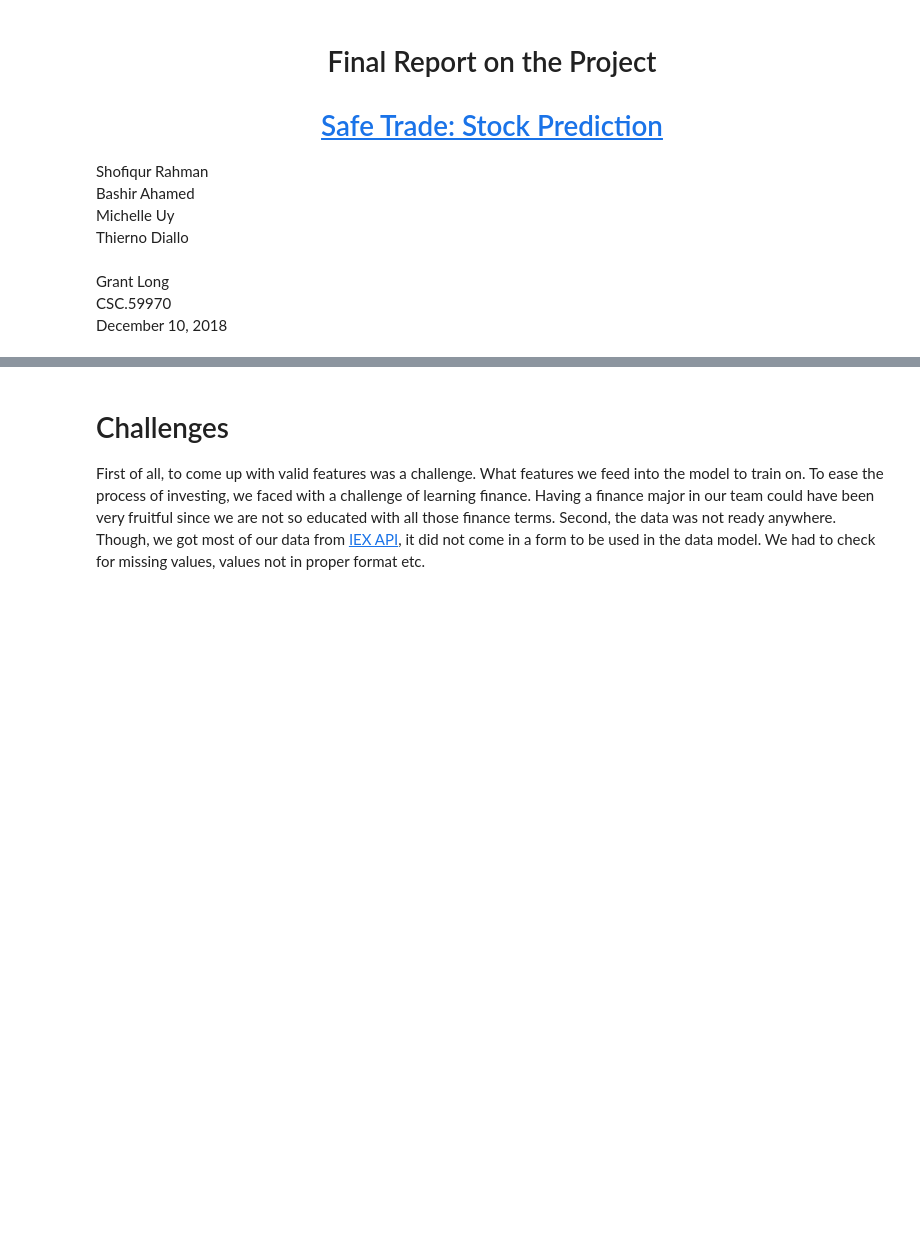
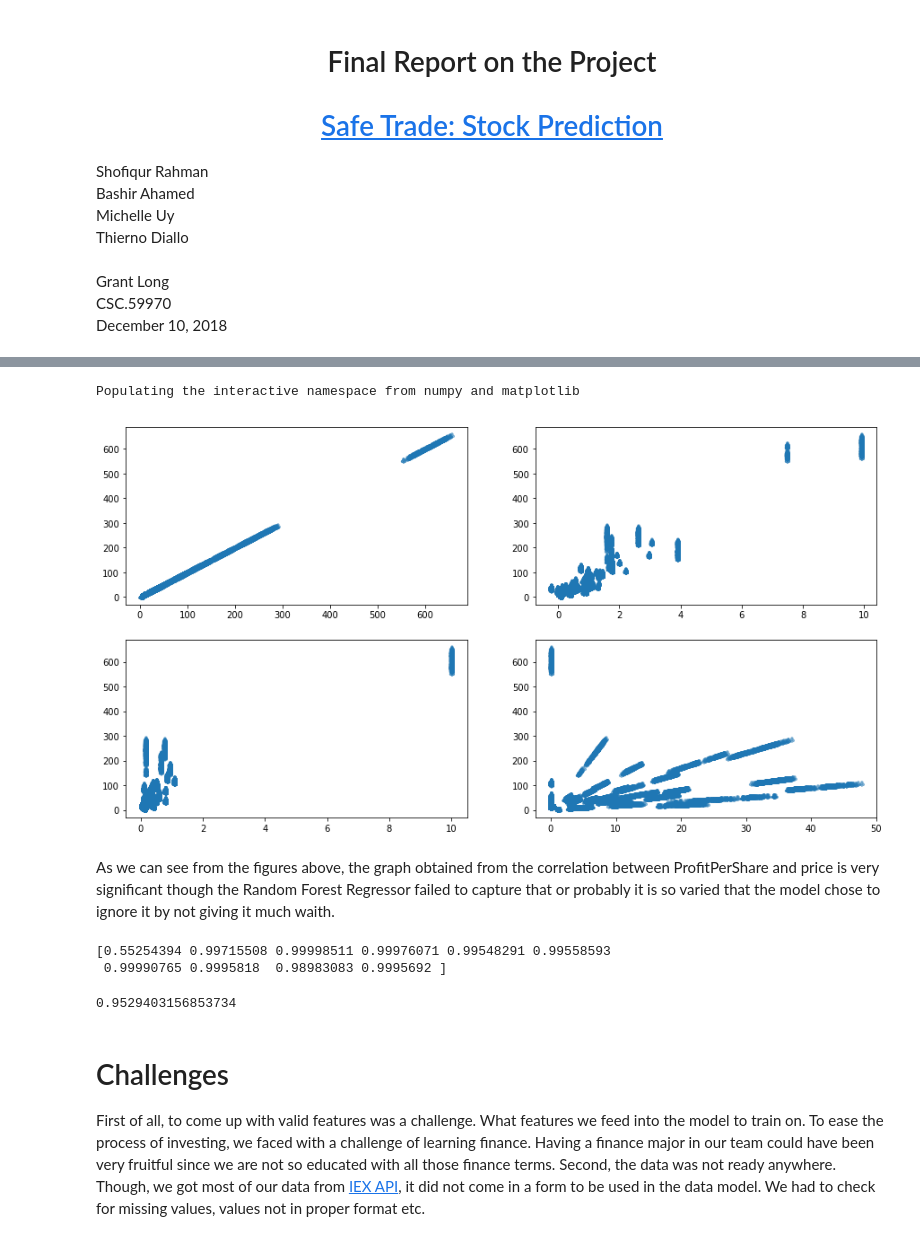
Before and after one commit to breindy/SafeTrade, a Jupyter notebook: PredictionModel/FinalReport.ipynb, the cells around one changed output, grey strips where cells are left out. Drawn from its saved outputs; the diff is of its cells as text; code cells hidden in the pictures; blank space fills up the shorter version.

```diff
--- a/PredictionModel/FinalReport.ipynb
+++ b/PredictionModel/FinalReport.ipynb
@@ -55,0 +53,11 @@ False
+# %%
+# Replacing infinite values with NaN and then
+# Cleaning out the null or nan values
+AllDF.replace([np.inf, -np.inf], np.nan)
+AllDF.dropna()
+# Dropping the 'NaN' rows that is read as string
+AllDF = AllDF[~AllDF['nasdaqIndex'].isin(['NaN'])]
+
+print(AllDF.shape)
+print(AllDF.isna().sum())
+AllDF.isnull().values.any()
@@ -55,0 +82,5 @@ False
+# %%
+### Taking only the desired company date
+df = AllDF.loc[AllDF['symbol'].isin(['AAL', 'AAPL', 'ATVI', 'BAC', 'BAM', 'CMCSA', 'CSCO', 'CVX', 'DAL', 'DCP', 'EARN', 'EBSB', 'F', 'FOXA', 'GBCI', 'HAYN', 'INTC', 'KCAP', 'JBLU', 'JNJ', 'JPM', 'LAND', 'MCD', 'MSFT', 'NVDA', 'OFC', 'PFE', 'QCOM', 'RAVN', 'RELL', 'SQM', 'SPR', 'T', 'TEVA', 'UNH', 'VZ', 'WFC', 'WMT', 'XOM', 'Y', 'YUM', 'ZEUS', 'ZBRA'])]
+#df = AllDF.loc[AllDF['symbol'].isin(['AAPL'])]
+df.shape
@@ -110,3 +196,37 @@ ValueError: Input contains NaN, infinity or a value too large for dtype('float32
+# %%
+# Visualizig correlation between stock price and pe
+# This will set all figures in the document (unless otherwise specified) to be of the size (15, 8)
+%pylab inline
+pylab.rcParams['figure.figsize'] = (15, 8)
+
+plt.subplot(2, 2, 1)
+plt.scatter(df.pe, df.price, alpha=0.5, marker=r'$\clubsuit$')
+
+plt.subplot(2, 2, 2)
+plt.scatter(df.eps, df.price, alpha=0.5, marker=r'$\clubsuit$')
+
+plt.subplot(2, 2, 3)
+plt.scatter(df.dividend, df.price, alpha=0.5, marker=r'$\clubsuit$')
+
+plt.subplot(2, 2, 4)
+plt.scatter(df.profitPerShare, df.price, alpha=0.5, marker=r'$\clubsuit$')
+
+plt.show()
+# %% [output]
+Populating the interactive namespace from numpy and matplotlib
+[figure, added]
+# %% [markdown]
+As we can see from the figures above, the graph obtained from the correlation between ProfitPerShare and price is very significant though the Random Forest Regressor failed to capture that or probably it is so varied that the model chose to ignore it by not giving it much waith.
+# %%
+### R-Squared for Linear Regression; to check the model performance statistically
+from sklearn.model_selection import cross_val_score
+cv_results = cross_val_score(rf, X, Y, cv=10)
+print(cv_results)
+np.mean(cv_results)
+# %% [output]
+[0.55254394 0.99715508 0.99998511 0.99976071 0.99548291 0.99558593
+ 0.99990765 0.9995818  0.98983083 0.9995692 ]
+0.9529403156853734
 # %% [markdown]
 # Challenges
 First of all, to come up with valid features was a challenge. What features we feed into the model to train on. To ease the process of investing, we faced with a challenge of learning finance. Having a finance major in our team could have been very fruitful since we are not so educated with all those finance terms.
```
Also changed, not shown: parts of 14 cells of this notebook, 6 other files.
